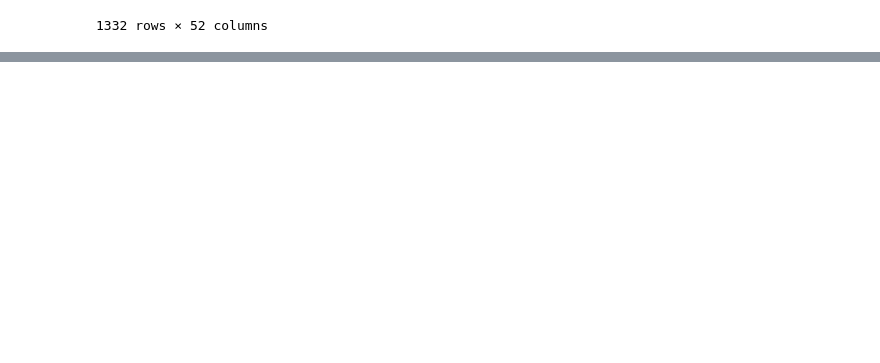
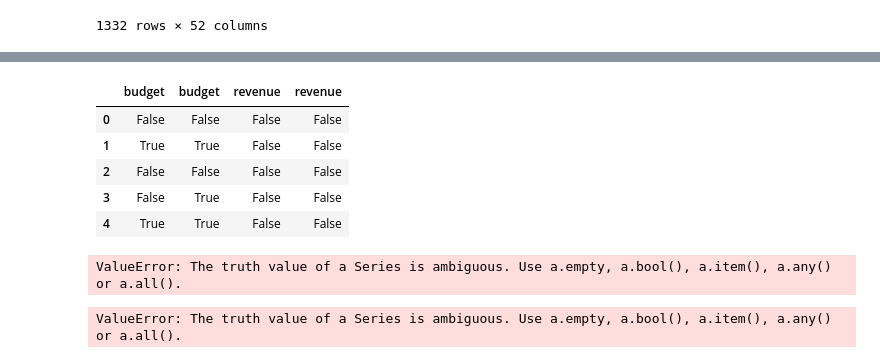
Before and after one commit to CatDawn29/Tippins-Project-3-Version-2, a Jupyter notebook: Tippins Project 3 Part 2 Section B.ipynb, the cells around one changed output, grey strips where cells are left out. Cells and saved outputs as stored; diff of their text form; code cells hidden in the pictures; blank space fills up the shorter version.

```diff
--- a/Tippins Project 3 Part 2 Section B.ipynb
+++ b/Tippins Project 3 Part 2 Section B.ipynb
@@ -227,2 +209,21 @@ df_merged.loc[ df_merged['revenue'] > 0 ]
+# %%
+filter = (df2['budget']>0) | (df2['revenue']>0)
+filter.head()
+# %% [output]
+|  | budget | budget | revenue | revenue |
+| 0 | False | False | False | False |
+| 1 | True | True | False | False |
+| 2 | False | False | False | False |
+| 3 | False | True | False | False |
+| 4 | True | True | False | False |
+# %%
+sns.barplot(x = 'budget', data = filter)
+# %% [output]
+ValueError: The truth value of a Series is ambiguous. Use a.empty, a.bool(), a.item(), a.any() or a.all().
+# %%
+sns.countplot(x ='certification', data = df2)
+plt.show()
+# %% [output]
+ValueError: The truth value of a Series is ambiguous. Use a.empty, a.bool(), a.item(), a.any() or a.all().
 # %%
 df_merged.loc[ df_merged['certification'] == "G"]
```
Also changed, not shown: parts of 17 cells of this notebook, 1 other file.
